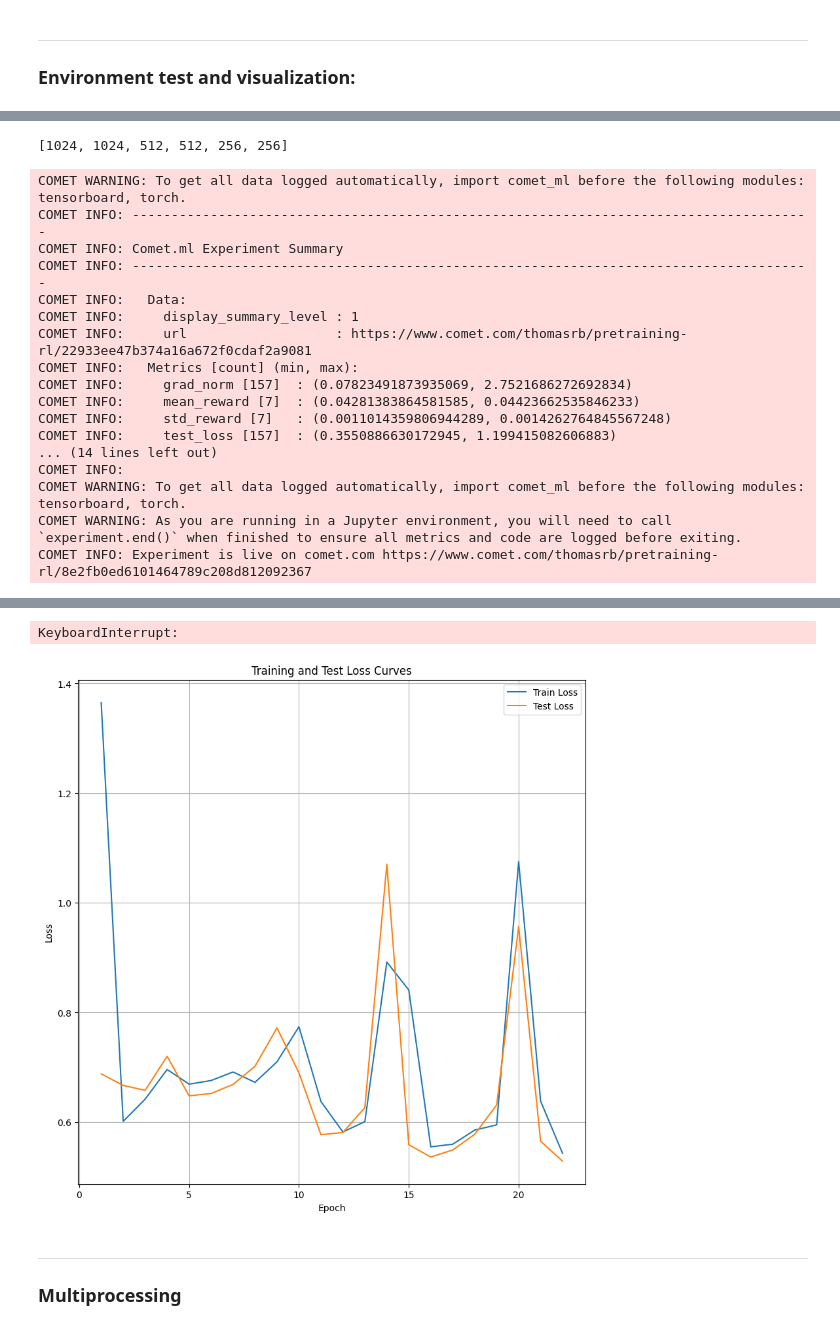
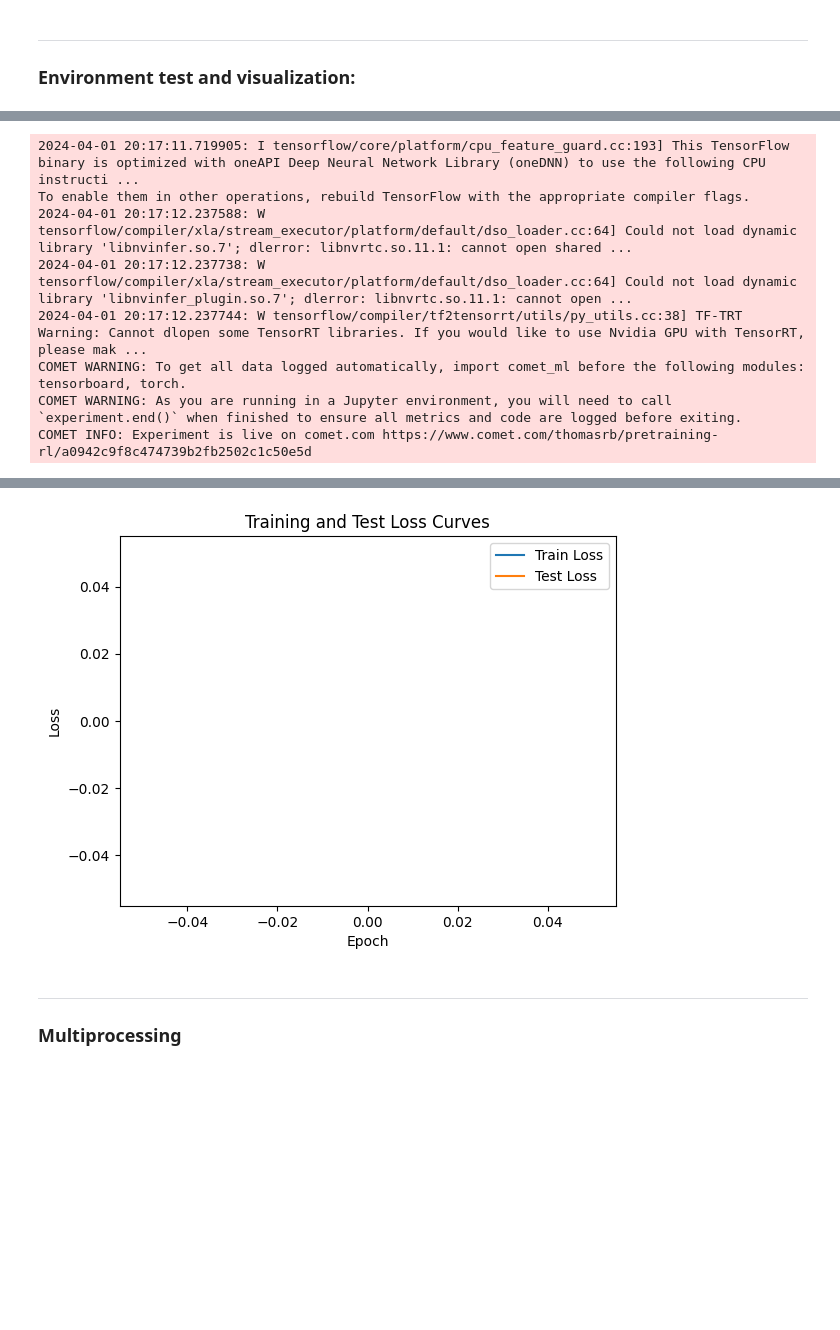
Before and after one commit to ThomasRochefortB/sogym, a Jupyter notebook: rl_training.ipynb, the cells around one changed output, grey strips where cells are left out. Drawn from its saved outputs; the diff is of its cells as text; code cells hidden in the pictures; blank space fills up the shorter version.

```diff
--- a/rl_training.ipynb
+++ b/rl_training.ipynb
@@ -65,7 +65,29 @@ result_df = profile_and_analyze(num_episodes, train_env)
 # Print the resulting DataFrame
 result_df
 # %%
+obs = train_env.reset()
+cfg = {
+            'optimizer':'mma', #optimiser choice
+            'xInt':0.25, #initial interval of components in x
+            'yInt':0.25, #initial interval of components in y
+            'E':1.0, #Young's modulus
+            'nu':0.3, #Poisson ratio
+            'h':1, #thickness
+            'dgt0':5, #significant digit of sens.
+            'scl':1, #scale factor for obj
+            'p':6,  #power of super ellipsoid
+            'lmd':100, #power of KS aggregation
+            'maxiter':500, # maximum number of outer iterations
+            'alpha':1e-9, # This is the threshold level in the Heaviside function
+            'epsilon':0.2, #This is the regularization term in the Heaviside function
+            'maxinnerinit':1, # This is the maximum number of inner iterations for GCMMA
+            'switch':-0.000002, # This is the switch criteria for the hybrid optimizer
+            'convergence_threshold':2e-4, #This is the threshold for the relative change in the objective function
+            'xmin':(0.0, 0.0, 0.0, 0.00, 0.00, -np.pi),
+            'xmax':(train_env.dx, train_env.dy, 0.7*min(train_env.dx,train_env.dy), 0.05*min(train_env.dx,train_env.dy),0.05*min(train_env.dx,train_env.dy), np.pi)
+        }
 
+#run_mmc(train_env.conditions,train_env.nelx,train_env.nely,train_env.dx,train_env.dy,plotting='contour',verbose=0,cfg=cfg)
 dataset_folder = "/home/thomas/Documents/scratch_thomas/GitHub/sogym_v2/dataset/topologies/mmc"
 #generate_mmc_solutions(key=0,dataset_folder="/home/thomas/Documents/scratch_thomas/GitHub/sogym_v2/dataset/topologies/mmc")
-generate_dataset(dataset_folder= dataset_folder, num_threads=30, num_samples=1000)
+generate_dataset(dataset_folder= dataset_folder, num_threads=32, num_samples=3500)
@@ -231,12 +196,13 @@ with open("algorithms.yaml", "r") as file:
     config = yaml.safe_load(file)
 
 # Extract the parameters for the desired algorithm
-algorithm_name = "PPO"  # or "TD3"
+algorithm_name = "SAC"  # or "TD3"
 algorithm_params = config[algorithm_name]
 
 policy_kwargs = dict(
     features_extractor_class=feature_extractor,
-    net_arch = config['common']['net_arch']
+    net_arch = config['common']['net_arch'],
+    share_features_extractor = True
 )
 
 # Create the model based on the algorithm name and parameters
@@ -272,10 +238,6 @@ current_datetime = datetime.now().strftime("%Y%m%d_%H%M%S")
 
 # Create the tb_log_name string
 tb_log_name = f"{algorithm_name}_{current_datetime}"
-# %%
-config['common']['net_arch']
-# %% [output]
-[1024, 1024, 512, 512, 256, 256]
 # %%
 pretrain_agent(
     model,
@@ -283,10 +245,10 @@ pretrain_agent(
     expert_actions,
     env,
     test_env = eval_env,
-    batch_size=1024,
-    epochs=1000,
+    batch_size=256,
+    epochs=10,
     scheduler_gamma=0.98,
-    learning_rate=1.0,
+    learning_rate=3e-4,
     log_interval=5,
     no_cuda=False,
     seed=1,
@@ -295,27 +257,20 @@ pretrain_agent(
     early_stopping_patience=300,
     plot_curves=True,
     tensorboard_log_dir="tb_logs/imitation",
-    save_path="checkpoints/imitation_PPO",
+    save_path="checkpoints/imitation_SAC",
     comet_ml_api_key="No20MKxPKu7vWLOUQCFBRO8mo",
     comet_ml_project_name="pretraining_rl",
     comet_ml_experiment_name="PPO_1",
     eval_freq = 20,
+    l2_reg_strength=0.00001,
+
 )
 # %% [output]
-COMET WARNING: To get all data logged automatically, import comet_ml before the following modules: tensorboard, torch.
-COMET INFO: ---------------------------------------------------------------------------------------
-COMET INFO: Comet.ml Experiment Summary
-COMET INFO: ---------------------------------------------------------------------------------------
-COMET INFO:   Data:
-COMET INFO:     display_summary_level : 1
-COMET INFO:     url                   : https://www.comet.com/thomasrb/pretraining-rl/22933ee47b374a16a672f0cdaf2a9081
-COMET INFO:   Metrics [count] (min, max):
-COMET INFO:     grad_norm [157]  : (0.07823491873935069, 2.7521686272692834)
-COMET INFO:     mean_reward [7]  : (0.04281383864581585, 0.04423662535846233)
-COMET INFO:     std_reward [7]   : (0.0011014359806944289, 0.0014262764845567248)
-COMET INFO:     test_loss [157]  : (0.3550886630172945, 1.199415082606883)
-... (14 lines left out)
-COMET INFO:
+2024-04-01 20:17:11.719905: I tensorflow/core/platform/cpu_feature_guard.cc:193] This TensorFlow binary is optimized with oneAPI Deep Neural Network Library (oneDNN) to use the following CPU instructi ...
+To enable them in other operations, rebuild TensorFlow with the appropriate compiler flags.
+2024-04-01 20:17:12.237588: W tensorflow/compiler/xla/stream_executor/platform/default/dso_loader.cc:64] Could not load dynamic library 'libnvinfer.so.7'; dlerror: libnvrtc.so.11.1: cannot open shared ...
+2024-04-01 20:17:12.237738: W tensorflow/compiler/xla/stream_executor/platform/default/dso_loader.cc:64] Could not load dynamic library 'libnvinfer_plugin.so.7'; dlerror: libnvrtc.so.11.1: cannot open ...
+2024-04-01 20:17:12.237744: W tensorflow/compiler/tf2tensorrt/utils/py_utils.cc:38] TF-TRT Warning: Cannot dlopen some TensorRT libraries. If you would like to use Nvidia GPU with TensorRT, please mak ...
 COMET WARNING: To get all data logged automatically, import comet_ml before the following modules: tensorboard, torch.
 COMET WARNING: As you are running in a Jupyter environment, you will need to call `experiment.end()` when finished to ensure all metrics and code are logged before exiting.
-COMET INFO: Experiment is live on comet.com https://www.comet.com/thomasrb/pretraining-rl/8e2fb0ed6101464789c208d812092367
+COMET INFO: Experiment is live on comet.com https://www.comet.com/thomasrb/pretraining-rl/a0942c9f8c474739b2fb2502c1c50e5d
@@ -353,5 +278,4 @@ Saved best model to checkpoints/imitation_PPO
-KeyboardInterrupt:
-[figure, old version]
+[figure, new version]
 # %% [markdown]
 ---
 ### Multiprocessing
```
Also changed, not shown: parts of 11 cells of this notebook, 2 other files.
